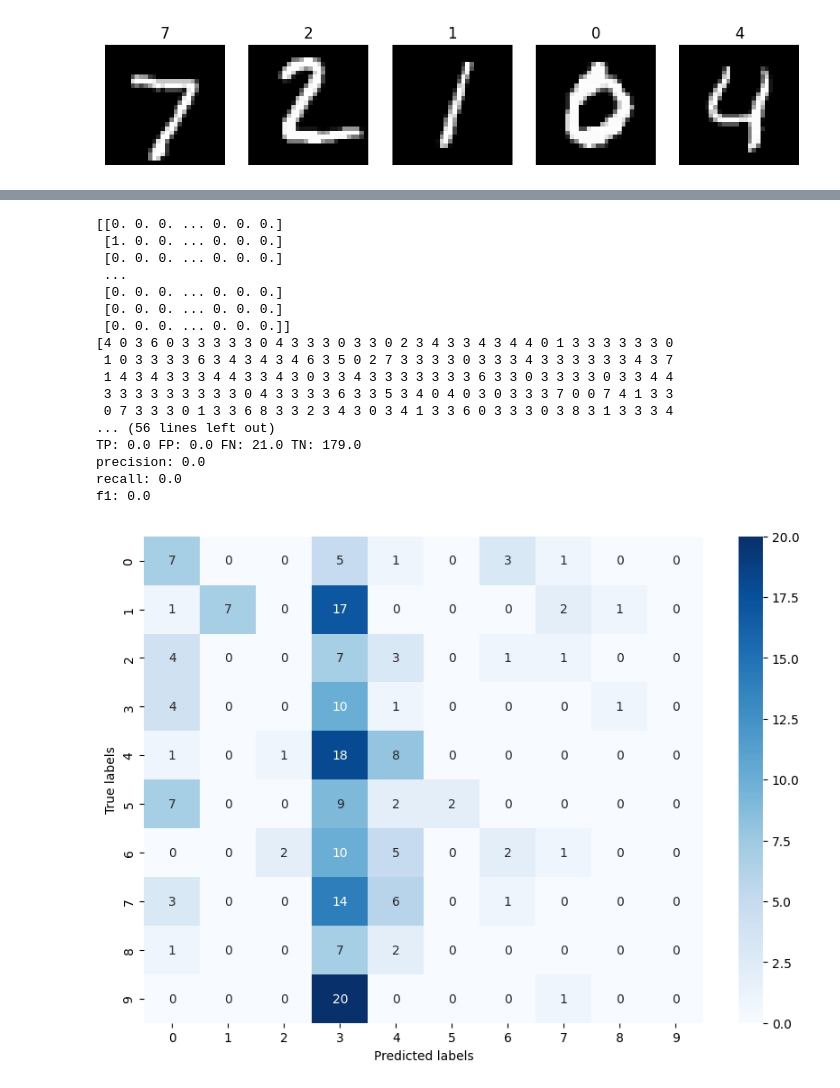
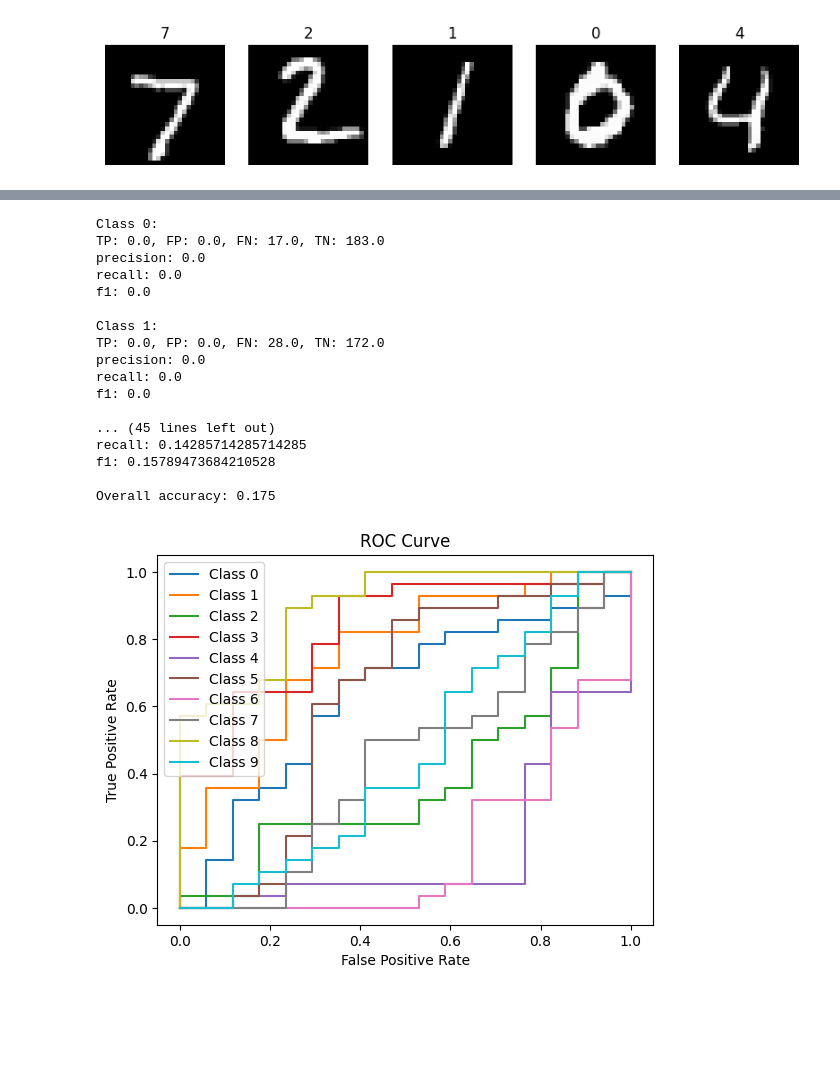
Before and after one commit to MakT1x/ML-Lab3, a Jupyter notebook: Lab3_DNN_homework.ipynb, the cells around one changed output, grey strips where cells are left out. Saved outputs shown, nothing was run; the diff lists cells and outputs as text; code cells hidden in the pictures; blank space fills up the shorter version.

Commit message:
add ROC curve for 10 classes

```diff
--- a/Lab3_DNN_homework.ipynb
+++ b/Lab3_DNN_homework.ipynb
@@ -103,7 +103,7 @@ input_size = 784
 hidden1 = 128
 hidden2 = 128
 output_size = 10
-epochs = 3000
+epochs = 1000
 best_loss = float('inf')
 best_biases = None
 best_weights = None
@@ -117,7 +117,7 @@ for epoch in range(epochs):
     W2 = np.random.randn(hidden1, hidden2)*0.05
     b2 = np.random.randn(hidden2)*0.005
     W3 = np.random.randn(hidden2, output_size)*0.05
-    b3 = np.random.randn(output_size)*0.005
+    b3 = 0
 
     weights = [W1, W2, W3]
     biases = [b1, b2, b3]  # Not used in forward pass but can be added if needed
@@ -187,0 +184,13 @@ print("=== Classification Report === Print TP, FP, FN, TN, precision, recall, f1
+# %%
+y_pred = forward_pass(X_test, best_weights, best_biases, activations) # Forward Pass (Eq. 6.19) ===
+y_pred_one_hot = one_hot(y_pred.argmax(axis=1), num_classes=10)
+print(y_pred_one_hot)
+y_pred_labels = np.argmax(y_pred_one_hot, axis=1)
+print(y_pred_labels)
+cm = compute_confusion_matrix(y_test, y_pred_labels,10)
+plt.figure(figsize=(10, 7))
+sns.heatmap(cm, annot=True, fmt='g', cmap='Blues')
+plt.xlabel('Predicted labels')
+plt.ylabel('True labels')
+plt.title('Confusion Matrix')
+plt.show()
@@ -188,54 +212,53 @@ print("=== Classification Report === Print TP, FP, FN, TN, precision, recall, f1
 # %%
-y_pred = forward_pass(X_test, best_weights, best_biases, activations) # Forward Pass (Eq. 6.19) ===
-y_pred = one_hot(y_pred.argmax(axis=1), num_classes=10)
-print(y_pred)
-y_pred_labels = np.argmax(y_pred, axis=1)
-print(y_pred_labels)
-cm = compute_confusion_matrix(y_test, y_pred_labels,10)
-plt.figure(figsize=(10, 7))
-sns.heatmap(cm, annot=True, fmt='g', cmap='Blues')
-plt.xlabel('Predicted labels')
-plt.ylabel('True labels')
-
 #print every classes TP FP FN TN precision recall f1 accuracy
 TP = np.zeros(10)
 FP = np.zeros(10)
 FN = np.zeros(10)
 TN = np.zeros(10)
 precision = np.zeros(10)
 recall = np.zeros(10)
 f1 = np.zeros(10)
 
 for i in range(10):
     TP[i] = cm[i][i]
     FP[i] = np.sum(cm[:, i]) - TP[i]
     FN[i] = np.sum(cm[i, :]) - TP[i]
     TN[i] = np.sum(cm) - (TP[i] + FP[i] + FN[i])
     precision[i] = TP[i] / (TP[i] + FP[i]) if (TP[i] + FP[i]) > 0 else 0
     recall[i] = TP[i] / (TP[i] + FN[i]) if (TP[i] + FN[i]) > 0 else 0
     f1[i] = 2 * (precision[i] * recall[i]) / (precision[i] + recall[i]) if (precision[i] + recall[i]) > 0 else 0
 
 for i in range(10):
     print(f"Class {i}:")
-    print(f"TP: {TP[i]} FP: {FP[i]} FN: {FN[i]} TN: {TN[i]}")
+    print(f"TP: {TP[i]}, FP: {FP[i]}, FN: {FN[i]}, TN: {TN[i]}")
     print(f"precision: {precision[i]} \nrecall: {recall[i]} \nf1: {f1[i]}\n")
 print(f"Overall accuracy: {np.sum(TP) / np.sum(cm)}")
+
+#ROC Curve for ALL MNIST classes
+for i in range(10):
+    fpr, tpr = compute_roc(y_test, y_pred[:, i])
+    plt.plot(fpr, tpr, label=f'Class {i}')
+plt.xlabel('False Positive Rate')
+plt.ylabel('True Positive Rate')
+plt.title('ROC Curve')
+plt.legend()
+plt.show()
 # %% [output]
-[[0. 0. 0. ... 0. 0. 0.]
- [1. 0. 0. ... 0. 0. 0.]
- [0. 0. 0. ... 0. 0. 0.]
- ...
- [0. 0. 0. ... 0. 0. 0.]
- [0. 0. 0. ... 0. 0. 0.]
- [0. 0. 0. ... 0. 0. 0.]]
-[4 0 3 6 0 3 3 3 3 3 0 4 3 3 3 0 3 3 0 2 3 4 3 3 4 3 4 4 0 1 3 3 3 3 3 3 0
- 1 0 3 3 3 3 6 3 4 3 4 3 4 6 3 5 0 2 7 3 3 3 3 0 3 3 3 4 3 3 3 3 3 3 4 3 7
- 1 4 3 4 3 3 3 4 4 3 3 4 3 0 3 3 4 3 3 3 3 3 3 3 6 3 3 0 3 3 3 3 0 3 3 4 4
- 3 3 3 3 3 3 3 3 3 0 4 3 3 3 3 6 3 3 5 3 4 0 4 0 3 0 3 3 3 7 0 0 7 4 1 3 3
- 0 7 3 3 3 0 1 3 3 6 8 3 3 2 3 4 3 0 3 4 1 3 3 6 0 3 3 3 0 3 8 3 1 3 3 3 4
-... (56 lines left out)
-TP: 0.0 FP: 0.0 FN: 21.0 TN: 179.0
+Class 0:
+TP: 0.0, FP: 0.0, FN: 17.0, TN: 183.0
 precision: 0.0
 recall: 0.0
 f1: 0.0
+
+Class 1:
+TP: 0.0, FP: 0.0, FN: 28.0, TN: 172.0
+precision: 0.0
+recall: 0.0
+f1: 0.0
+
+... (45 lines left out)
+recall: 0.14285714285714285
+f1: 0.15789473684210528
+
+Overall accuracy: 0.175
-[figure, old version]
+[figure, new version]
```
Also changed, not shown: parts of 3 cells of this notebook.
